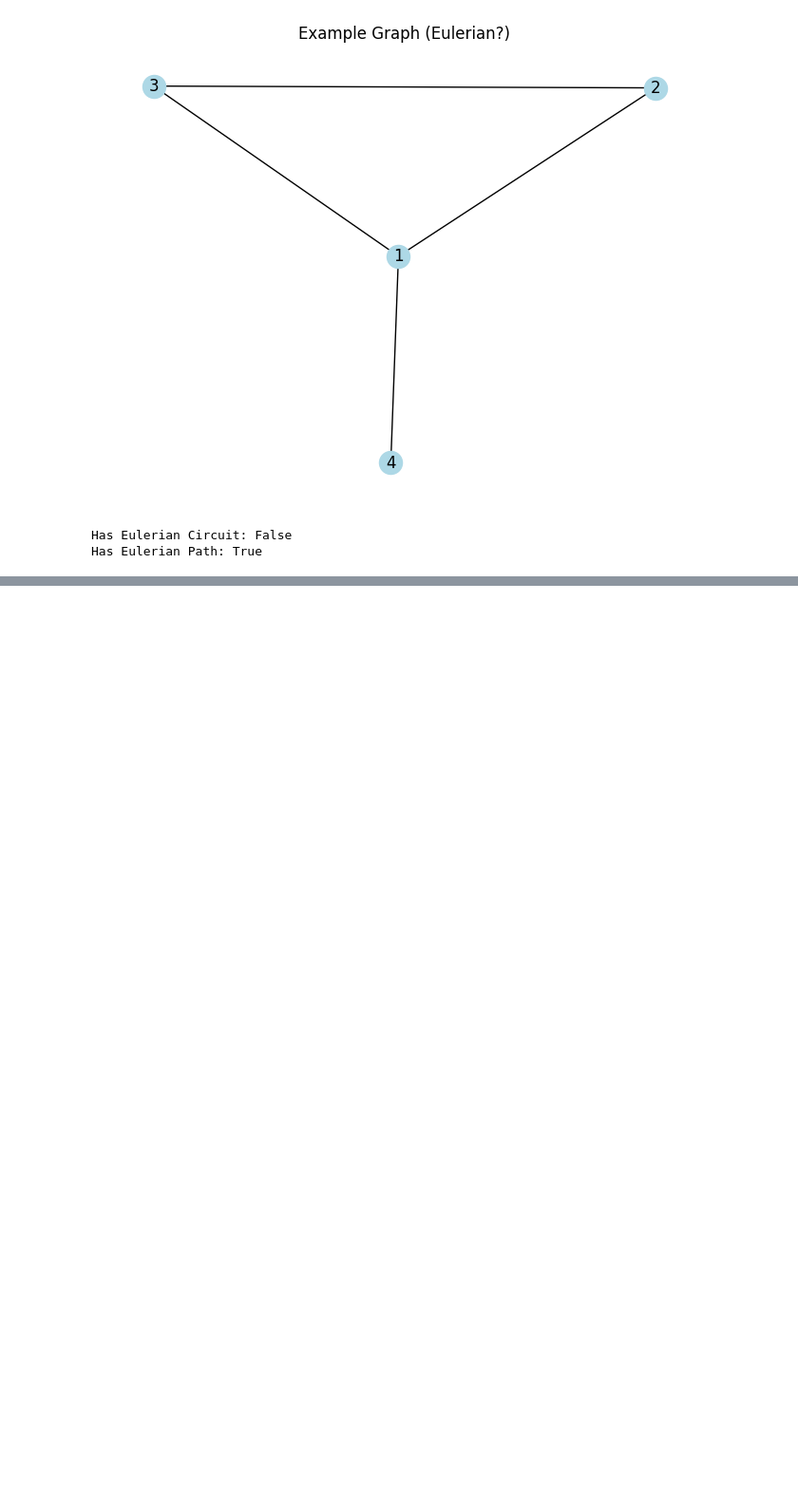
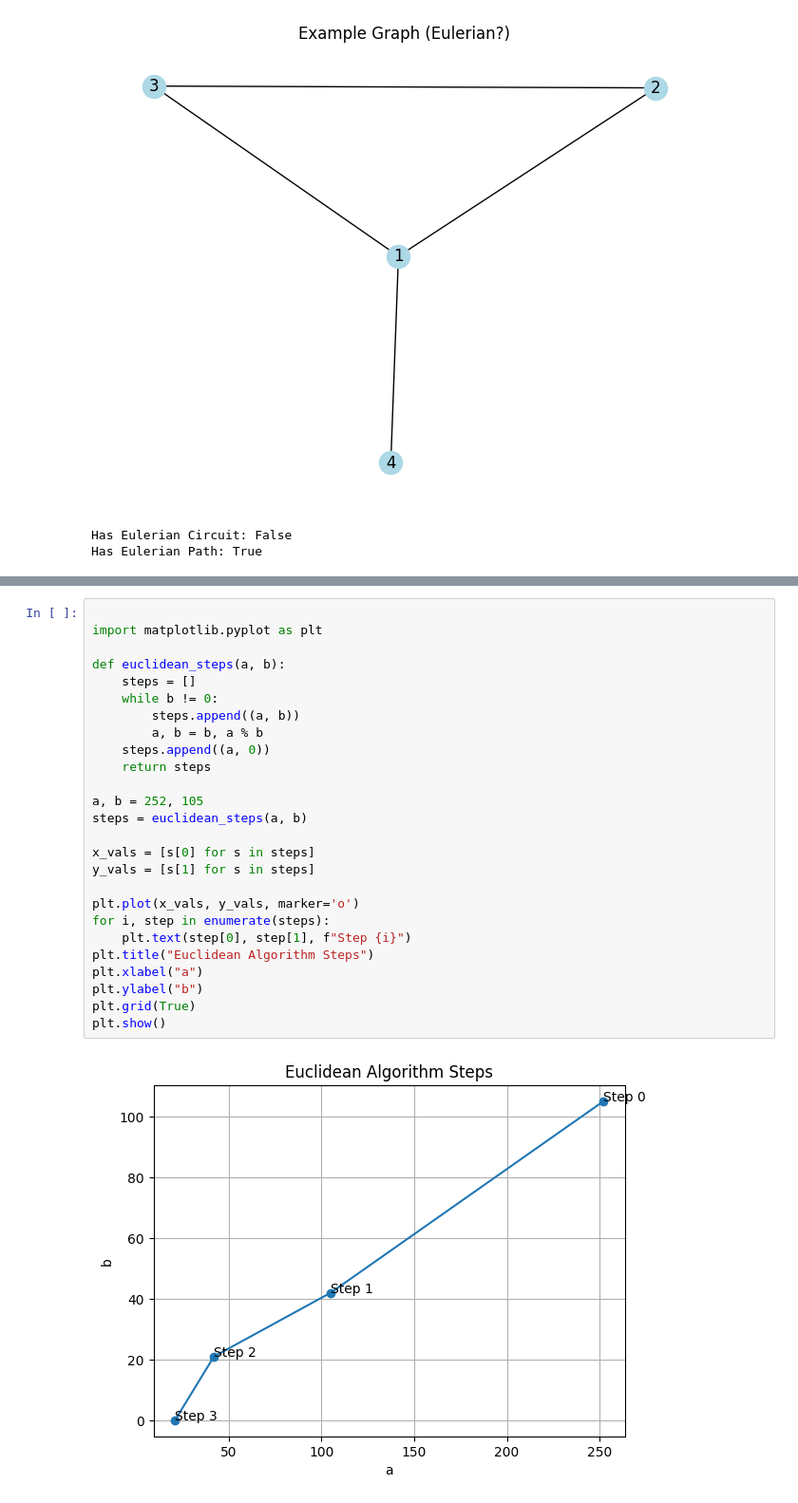
Before and after one commit to rmd360/machinelearningproject, a Jupyter notebook: Maths.ipynb, the cells around one changed output, grey strips where cells are left out. Shown at 95% size. Drawn from its saved outputs; the diff is of its cells as text; blank space fills up the shorter version.

```diff
--- a/Maths.ipynb
+++ b/Maths.ipynb
@@ -895,0 +911,28 @@ Has Eulerian Path: True
+# %%
+
+import matplotlib.pyplot as plt
+
+def euclidean_steps(a, b):
+    steps = []
+    while b != 0:
+        steps.append((a, b))
+        a, b = b, a % b
+    steps.append((a, 0))
+    return steps
+
+a, b = 252, 105
+steps = euclidean_steps(a, b)
+
+x_vals = [s[0] for s in steps]
+y_vals = [s[1] for s in steps]
+
+plt.plot(x_vals, y_vals, marker='o')
+for i, step in enumerate(steps):
+    plt.text(step[0], step[1], f"Step {i}")
+plt.title("Euclidean Algorithm Steps")
+plt.xlabel("a")
+plt.ylabel("b")
+plt.grid(True)
+plt.show()
+# %% [output]
+[figure, added]
```
Also changed, not shown: parts of 2 cells of this notebook.
